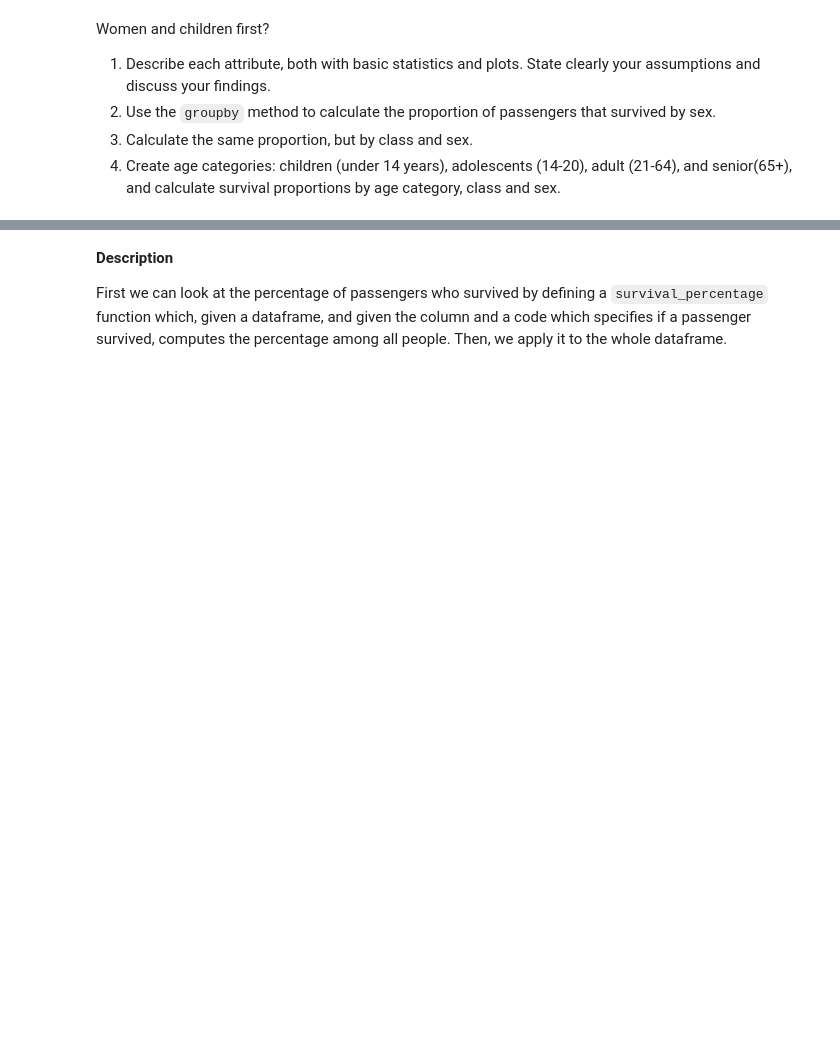
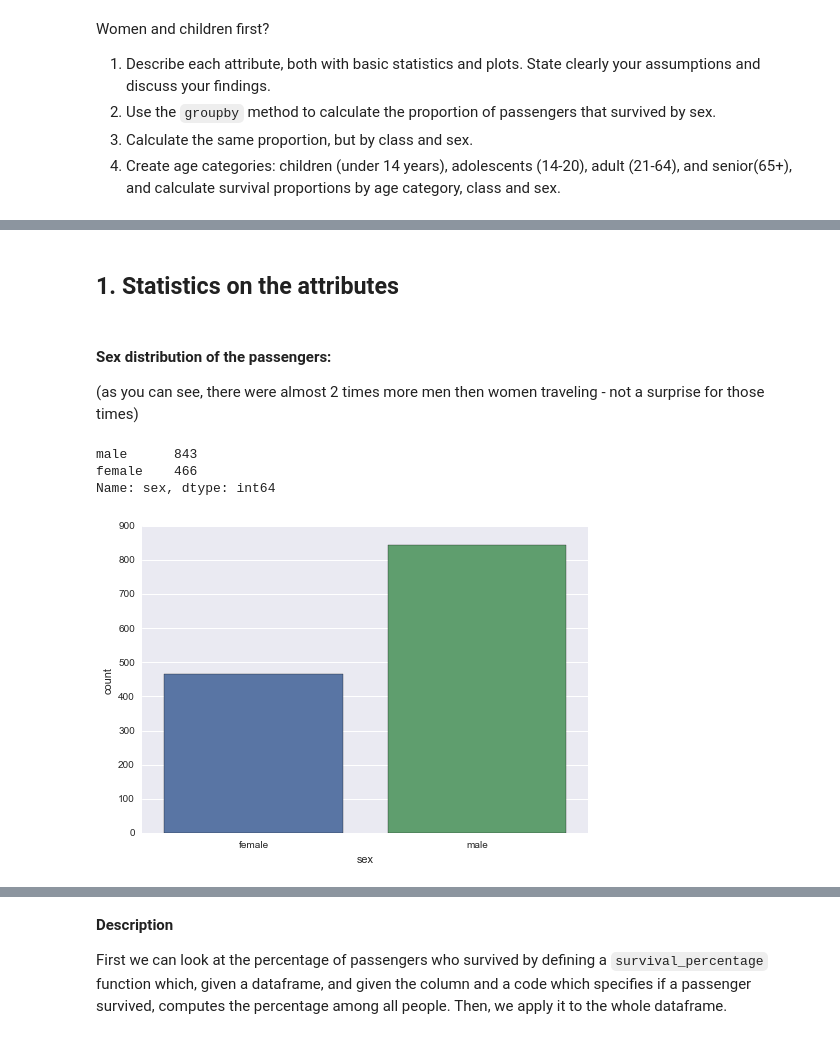
Before and after one commit to mfmotta/tatoule, a Jupyter notebook: 01 - Pandas and Data Wrangling/Data Wrangling with Pandas.ipynb, the cells around one changed output, grey strips where cells are left out. Cells and saved outputs as stored; diff of their text form; code cells hidden in the pictures; blank space fills up the shorter version.

Commit message:
stats on titanic features

```diff
--- a/01 - Pandas and Data Wrangling/Data Wrangling with Pandas.ipynb
+++ b/01 - Pandas and Data Wrangling/Data Wrangling with Pandas.ipynb
@@ -656,0 +677,13 @@ titanic_data = pd.read_excel('Data/titanic.xls') # loads Titanic data
+# %% [markdown]
+## 1. Statistics on the attributes
+# %% [markdown]
+#### Sex distribution of the passengers:
+(as you can see, there were almost 2 times more men then women traveling - not a surprise for those times)
+# %%
+sns.countplot(x="sex",data=titanic_data)
+titanic_data.sex.value_counts()
+# %% [output]
+male      843
+female    466
+Name: sex, dtype: int64
+[figure, added]
```
Also changed, not shown: parts of 36 cells of this notebook.
